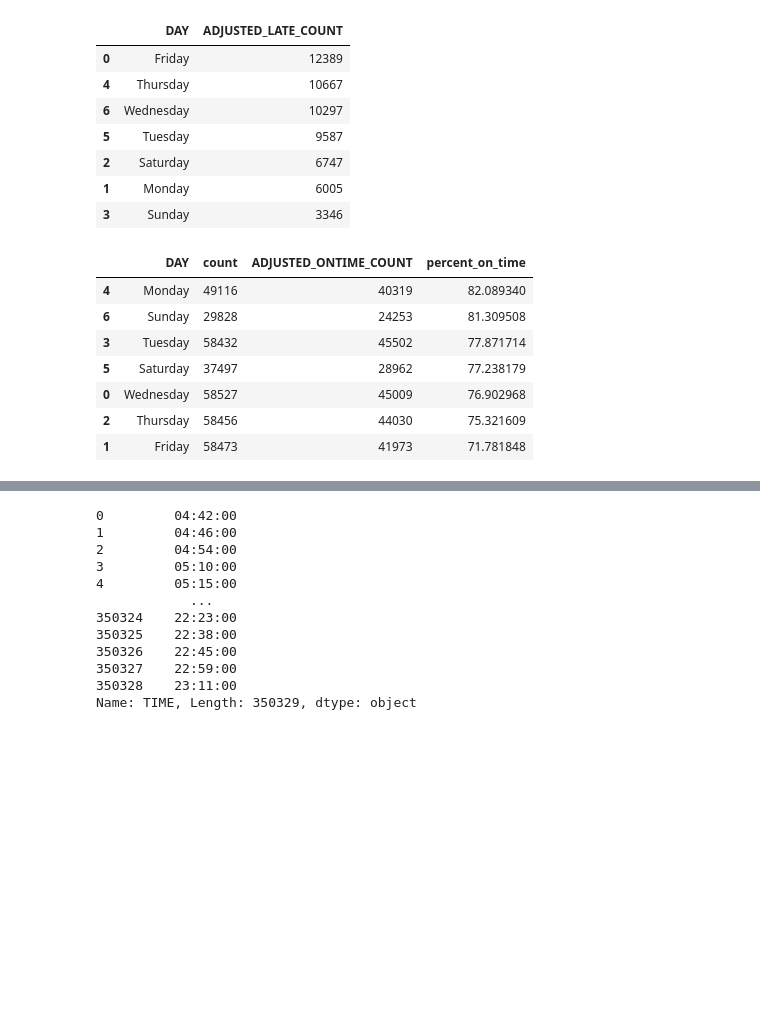
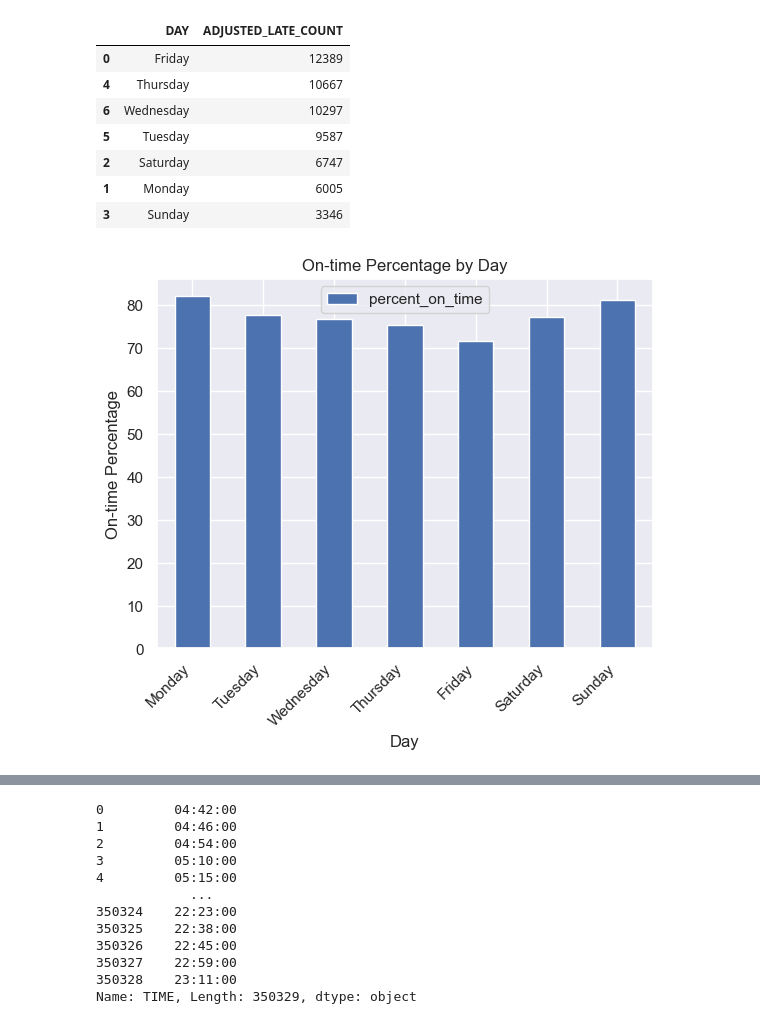
Before and after one commit to NSS-Data-Analytics-Cohort-12/wego-python-da12-pumpkin-py-latte, a Jupyter notebook: notebooks/WeGo_AimeeJohnson.ipynb, the cells around one changed output, grey strips where cells are left out. Cells and saved outputs as stored; diff of their text form; code cells hidden in the pictures; blank space fills up the shorter version.

```diff
--- a/notebooks/WeGo_AimeeJohnson.ipynb
+++ b/notebooks/WeGo_AimeeJohnson.ipynb
@@ -242,14 +256,17 @@ late_time
 | 3 | Sunday | 3346 |
 # %%
 merged_days = pd.merge(total_count, on_time, on='DAY')
-merged_days['percent_on_time'] = merged_days['ADJUSTED_ONTIME_COUNT']/merged_df['count'] * 100
+merged_days['percent_on_time'] = merged_days['ADJUSTED_ONTIME_COUNT']/merged_days['count'] * 100
 merged_days.sort_values(by= 'percent_on_time', ascending = False)
+
+sorted_weekdays = ['Monday', 'Tuesday', 'Wednesday', 'Thursday', 'Friday', 'Saturday', 'Sunday']
+merged_days['DAY'] = pd.Categorical(merged_days['DAY'], sorted_weekdays)
+merged_days = merged_days.sort_values('DAY')
-# %% [output]
-|  | DAY | count | ADJUSTED_ONTIME_COUNT | percent_on_time |
-| 4 | Monday | 49116 | 40319 | 82.089340 |
-| 6 | Sunday | 29828 | 24253 | 81.309508 |
-| 3 | Tuesday | 58432 | 45502 | 77.871714 |
-| 5 | Saturday | 37497 | 28962 | 77.238179 |
-| 0 | Wednesday | 58527 | 45009 | 76.902968 |
-| 2 | Thursday | 58456 | 44030 | 75.321609 |
-| 1 | Friday | 58473 | 41973 | 71.781848 |
+# %%
+merged_days.plot.bar(x = 'DAY', y = 'percent_on_time')
+plt.title('On-time Percentage by Day')
+plt.xlabel('Day')
+plt.ylabel('On-time Percentage')
+plt.xticks(rotation = 45, ha = 'right');
+# %% [output]
+[figure, added]
```
Also changed, not shown: parts of 12 cells of this notebook.
